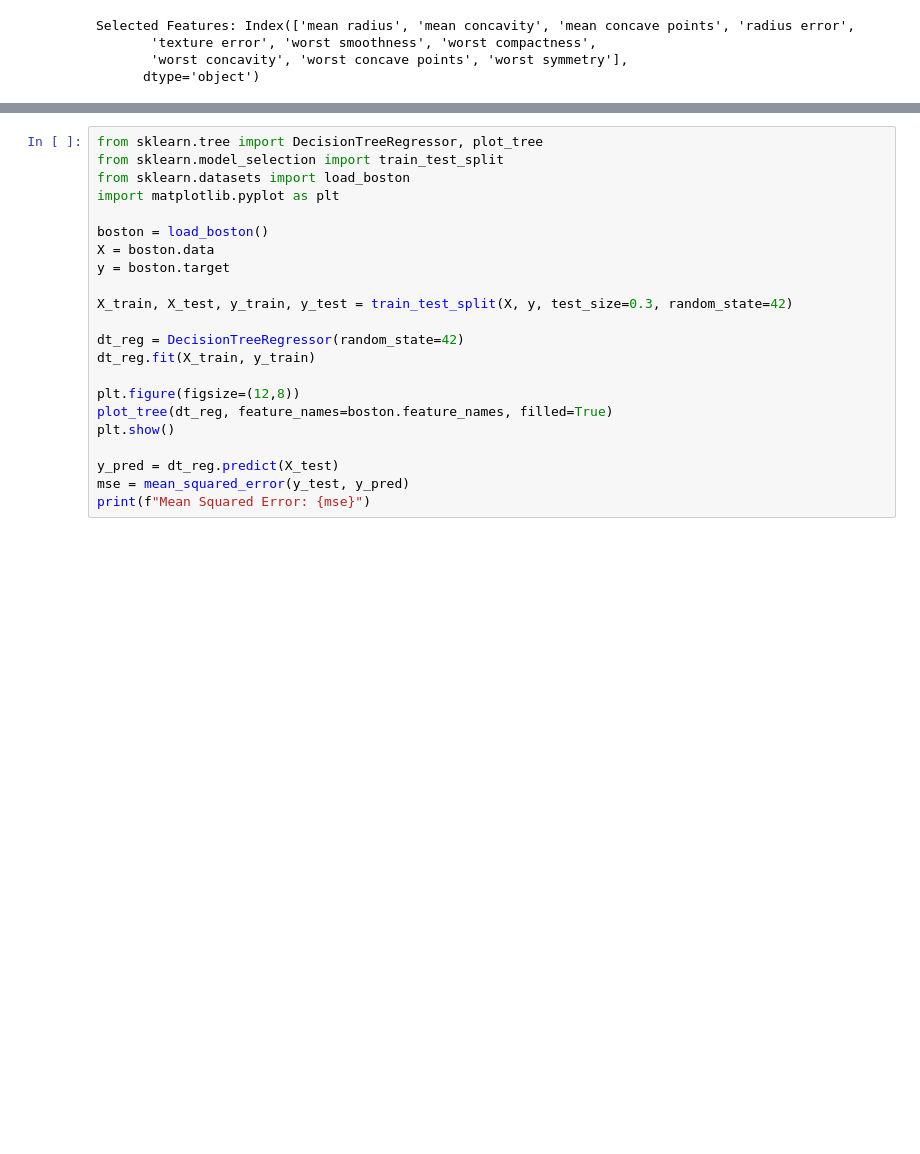
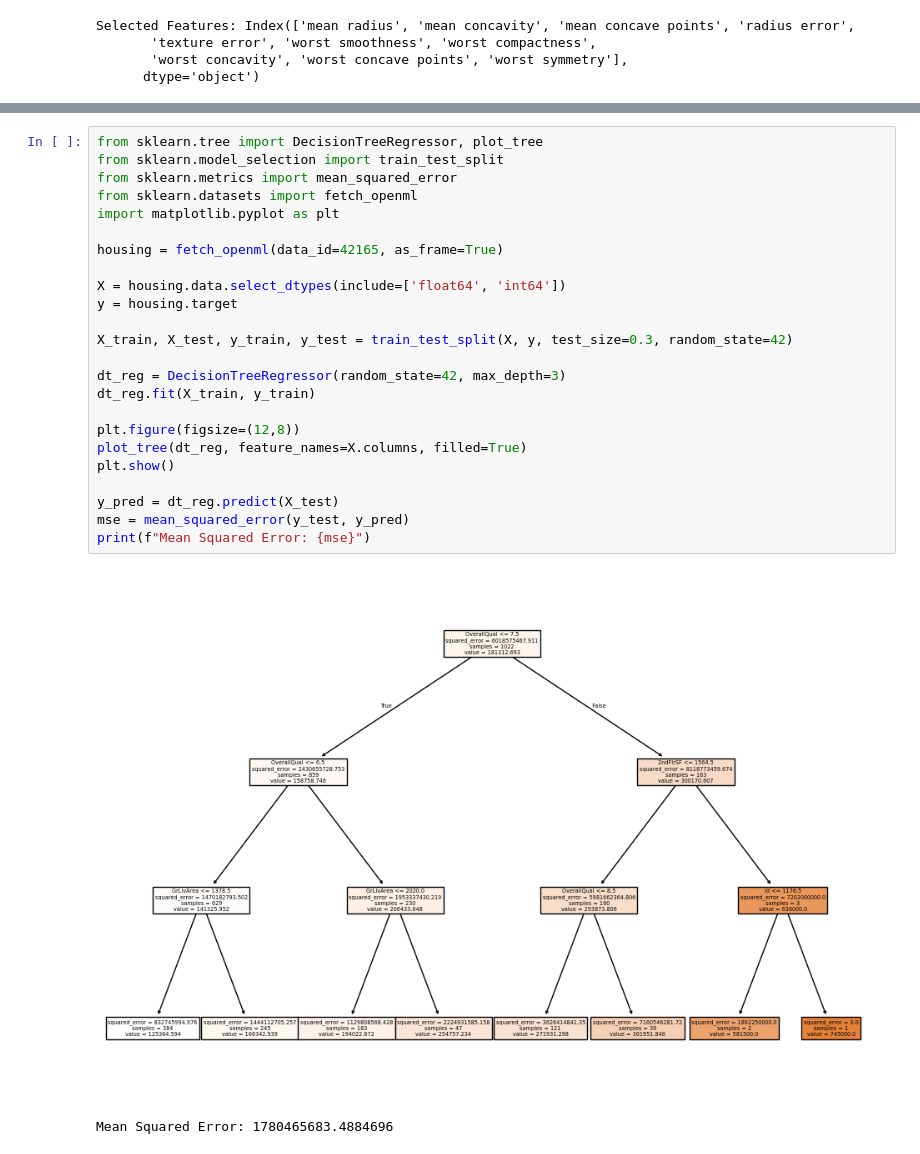
Before and after one commit to victus-est-deus/data-mining-2024-21B030705, a Jupyter notebook: lab2/lab2.ipynb, the cells around one changed output, grey strips where cells are left out. Drawn from its saved outputs; the diff is of its cells as text; blank space fills up the shorter version.

```diff
--- a/lab2/lab2.ipynb
+++ b/lab2/lab2.ipynb
@@ -211,22 +232,27 @@ print(f"R-squared Score: {r2}")
 # %%
 from sklearn.tree import DecisionTreeRegressor, plot_tree
 from sklearn.model_selection import train_test_split
-from sklearn.datasets import load_boston
+from sklearn.metrics import mean_squared_error
+from sklearn.datasets import fetch_openml
 import matplotlib.pyplot as plt
 
-boston = load_boston()
-X = boston.data
-y = boston.target
+housing = fetch_openml(data_id=42165, as_frame=True)
+
+X = housing.data.select_dtypes(include=['float64', 'int64'])
+y = housing.target
 
 X_train, X_test, y_train, y_test = train_test_split(X, y, test_size=0.3, random_state=42)
 
-dt_reg = DecisionTreeRegressor(random_state=42)
+dt_reg = DecisionTreeRegressor(random_state=42, max_depth=3)
 dt_reg.fit(X_train, y_train)
 
 plt.figure(figsize=(12,8))
-plot_tree(dt_reg, feature_names=boston.feature_names, filled=True)
+plot_tree(dt_reg, feature_names=X.columns, filled=True)
 plt.show()
 
 y_pred = dt_reg.predict(X_test)
 mse = mean_squared_error(y_test, y_pred)
 print(f"Mean Squared Error: {mse}")
+# %% [output]
+[figure, added]
+Mean Squared Error: 1780465683.4884696
```
Also changed, not shown: parts of 7 cells of this notebook, 2 other files.
